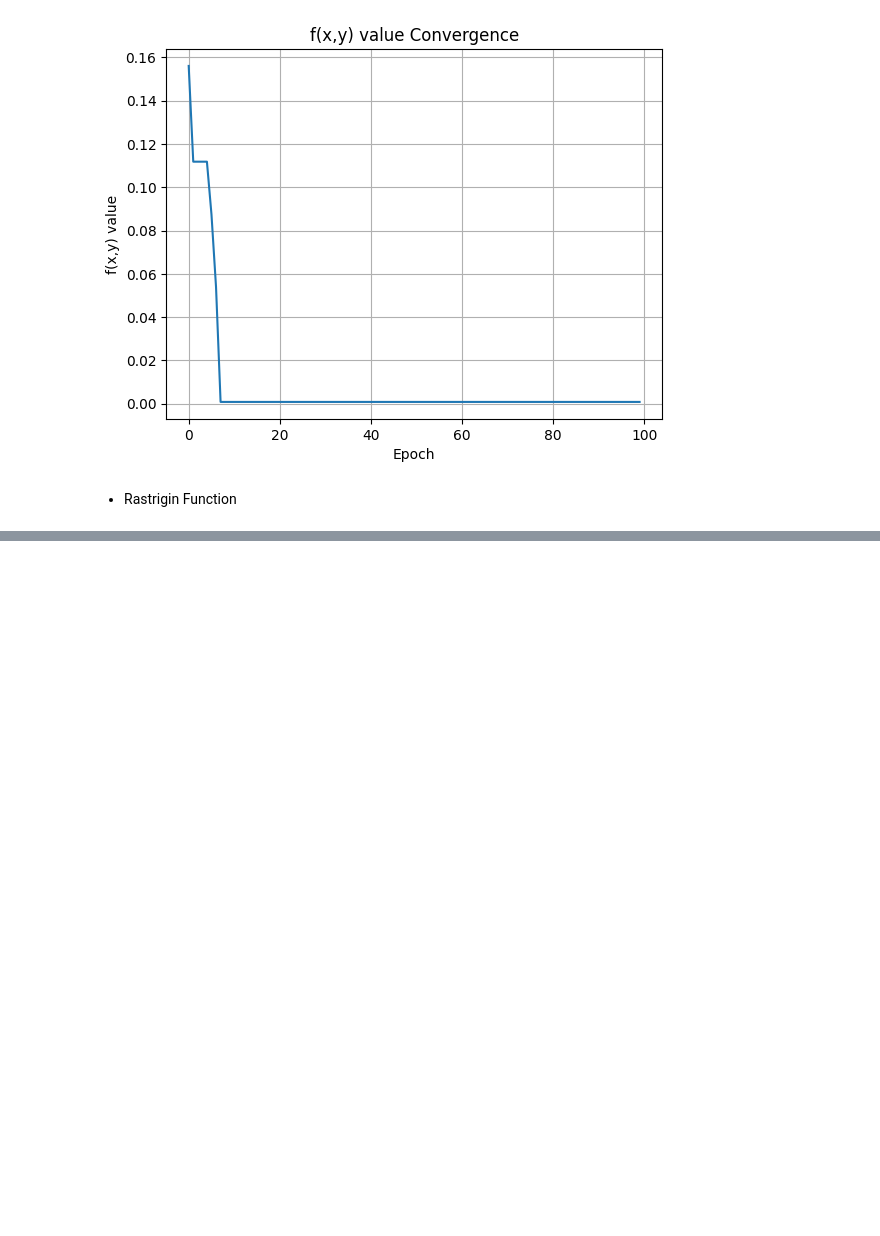
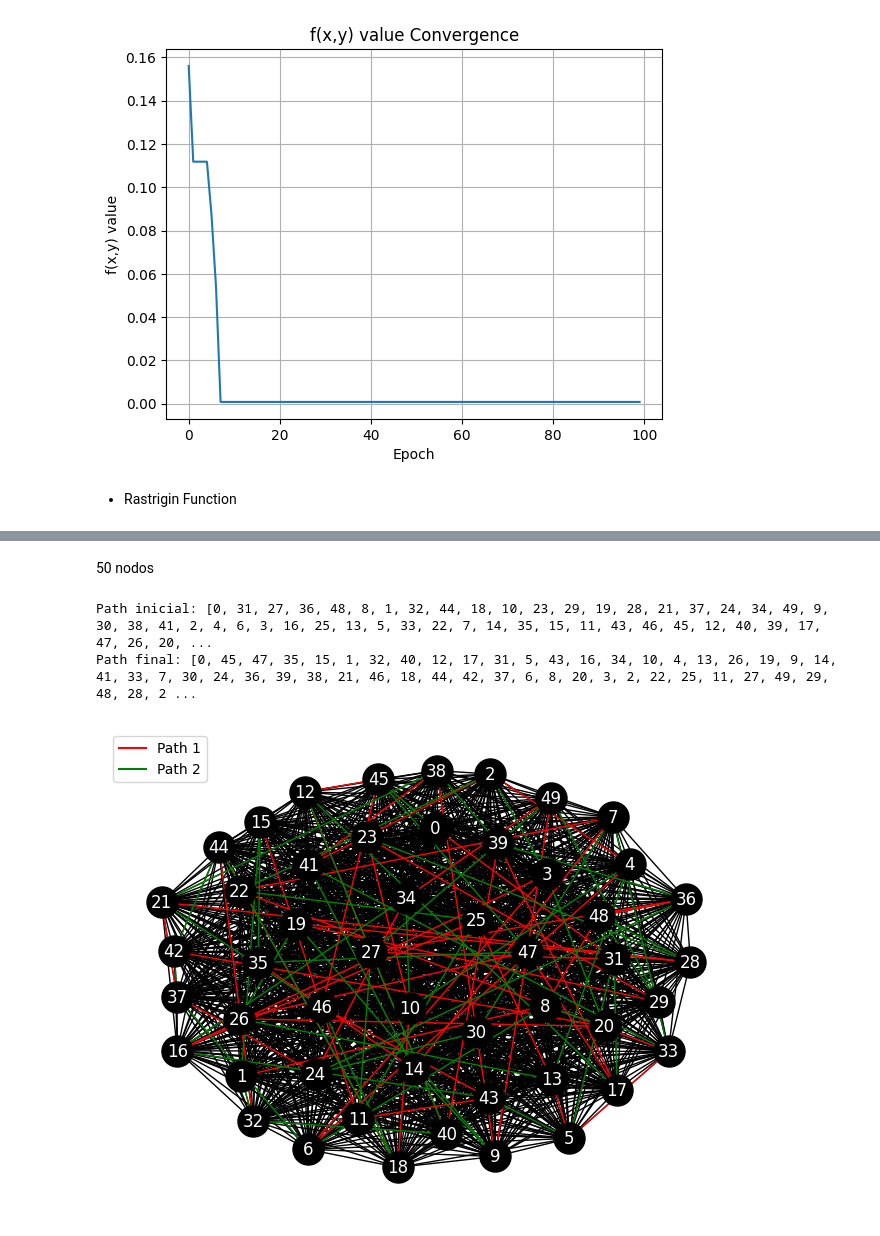
Before and after one commit to Gabeinstein/artificial_intelligence_fall23_gona, a Jupyter notebook: hw2/hw2.ipynb, the cells around one changed output, grey strips where cells are left out. Drawn from its saved outputs; the diff is of its cells as text; code cells hidden in the pictures; blank space fills up the shorter version.

```diff
--- a/hw2/hw2.ipynb
+++ b/hw2/hw2.ipynb
@@ -737,0 +946,18 @@ Final value of f(x,y): 0.0008176479541254811
+# %%
+N = 100
+cities = 100
+epochs = 100
+alpha = 1
+beta = 2
+pheromone_evaporation_coeff = 0.5
+pheromone_distance_factor = 50
+
+distance = travelling_salesman_distances([1,100],cities)
+pheromones = start_pheromones(cities)
+best_paths = []
+
+for i in range(epochs):
+    solutions = ant_solutions(pheromones,distance,N,alpha,beta,cities)
+    update_pheromones(distance,pheromones,solutions,pheromone_evaporation_coeff, pheromone_distance_factor,cities)
+    fitted_data = travelling_salesman_fitness_ACO(solutions,distance)
+    best_paths.append(fitted_data.queue[0])
@@ -737,0 +994,35 @@ Final value of f(x,y): 0.0008176479541254811
+# %% [markdown]
+50 nodos
+# %%
+N = 100
+cities = 50
+epochs = 100
+alpha = 1.2
+beta = 1
+pheromone_evaporation_coeff = 0.1
+pheromone_distance_factor = 1
+
+distance = travelling_salesman_distances([1,100],cities)
+pheromones = start_pheromones(cities)
+best_paths = []
+
+for i in range(epochs):
+    solutions = ant_solutions(pheromones,distance,N,alpha,beta,cities)
+    update_pheromones(distance,pheromones,solutions,pheromone_evaporation_coeff, pheromone_distance_factor,cities)
+    fitted_data = travelling_salesman_fitness_ACO(solutions,distance)
+    best_paths.append(fitted_data.queue[0])
+
+min_value = []
+path = []
+best_tries = PriorityQueue()
+for i in range(N):
+    best_tries.enqueue(best_paths[i])
+
+for i in best_tries.queue: path.append(i[0]),min_value.append(i[1])
+path.reverse()
+min_value.reverse()
+plotting(cities,[path[0],path[len(path)-1]])
+# %% [output]
+Path inicial: [0, 31, 27, 36, 48, 8, 1, 32, 44, 18, 10, 23, 29, 19, 28, 21, 37, 24, 34, 49, 9, 30, 38, 41, 2, 4, 6, 3, 16, 25, 13, 5, 33, 22, 7, 14, 35, 15, 11, 43, 46, 45, 12, 40, 39, 17, 47, 26, 20, ...
+Path final: [0, 45, 47, 35, 15, 1, 32, 40, 12, 17, 31, 5, 43, 16, 34, 10, 4, 13, 26, 19, 9, 14, 41, 33, 7, 30, 24, 36, 39, 38, 21, 46, 18, 44, 42, 37, 6, 8, 20, 3, 2, 22, 25, 11, 27, 49, 29, 48, 28, 2 ...
+[figure, added]
```
Also changed, not shown: parts of 71 cells of this notebook.
